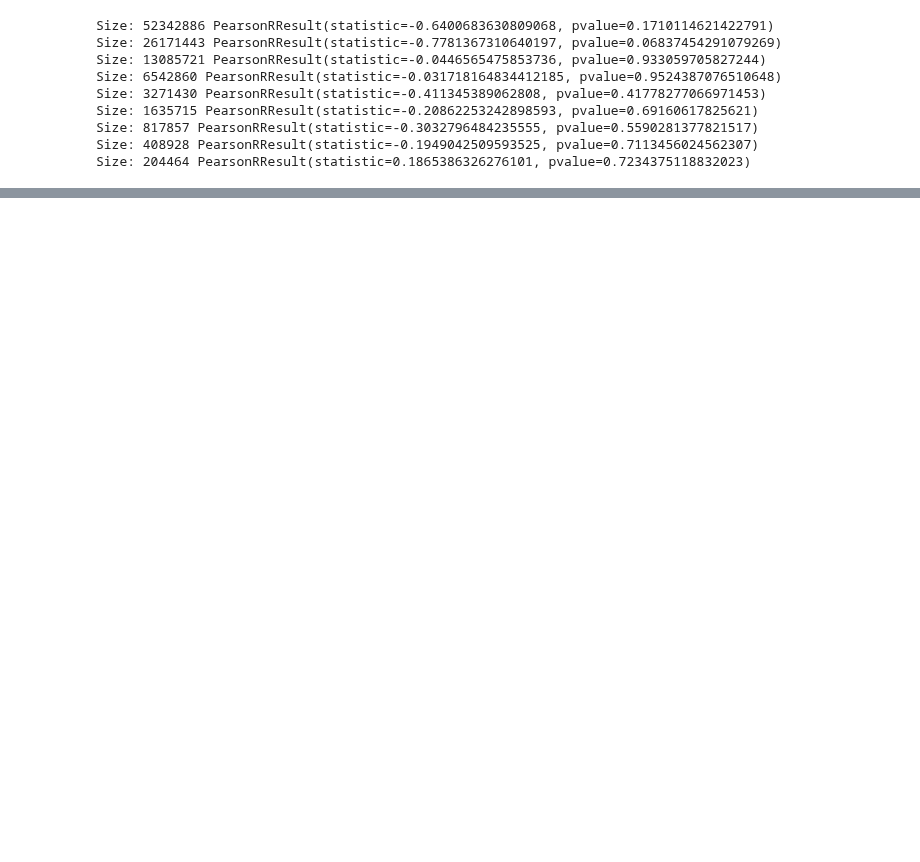
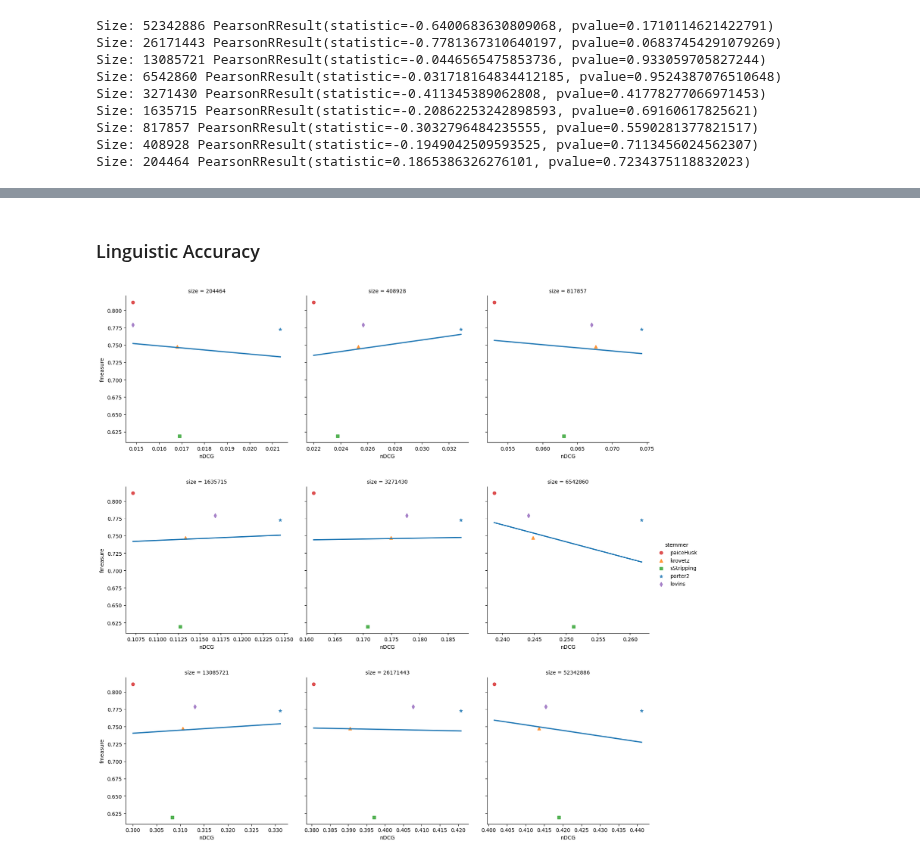
Before and after one commit to Axiomatic314/Stemming, a Jupyter notebook: clueweb-collectionSize.ipynb, the cells around one changed output, grey strips where cells are left out. Drawn from its saved outputs; the diff is of its cells as text; code cells hidden in the pictures; blank space fills up the shorter version.

```diff
--- a/clueweb-collectionSize.ipynb
+++ b/clueweb-collectionSize.ipynb
@@ -204,0 +297,13 @@ Size: 204464 PearsonRResult(statistic=0.1865386326276101, pvalue=0.7234375118832
+# %%
+#t-test between the porter2 stemmer (one of the best performing) and no stemming
+porter = list()
+none = list()
+for size in collection_sizes:
+    p = list()
+    n = list()
+    target_data = nDCG_size[nDCG_size["size"] == size]
+    p = target_data[target_data["stemmer"] == "porter2"].loc[:,"nDCG"].tolist()
+    n = target_data[target_data["stemmer"] == "none"].loc[:,"nDCG"].tolist()
+    print(f"Size: {size} {stats.ttest_rel(p,n)}")
+    porter.extend(p)
+    none.extend(n)
@@ -204,0 +320,26 @@ Size: 204464 PearsonRResult(statistic=0.1865386326276101, pvalue=0.7234375118832
+# %% [markdown]
+### Linguistic Accuracy
+# %%
+nDCG_fmeasure = nDCG_size_avg[nDCG_size_avg["stemmer"] != "none"]
+nDCG_fmeasure = nDCG_fmeasure[nDCG_fmeasure["stemmer"] != "wikt"]
+averages = list()
+for stemmer in labels[:-2]:
+    fmeasures = np.loadtxt(path.join(data_dir_wikt,f"{stemmer}_cluster_fmeasures.csv"))
+    averages.append(fmeasures.mean())
+fmeasures = list()
+for size in collection_sizes:
+    fmeasures.extend(averages)
+nDCG_fmeasure = nDCG_fmeasure.assign(fmeasure=fmeasures)
+# %%
+MARKERS = ["o","^","s","*","d"]
+COLORS = ["tab:red","tab:orange","tab:green","tab:blue","tab:purple"]
+
+graph = sns.lmplot(nDCG_fmeasure, x="nDCG", y="fmeasure", hue="stemmer", markers=MARKERS, palette=COLORS, col="size", col_wrap=3, facet_kws={"sharex": False}, fit_reg=False)
+
+for collection_size, ax in zip(np.unique(nDCG_fmeasure["size"]), graph.axes):
+    target_data = nDCG_fmeasure[nDCG_fmeasure["size"] == collection_size]
+    sns.regplot(target_data, x="nDCG", y="fmeasure", scatter=False, ci=None, ax=ax)
+plt.subplots_adjust(hspace=0.3)
+plt.show()
+# %% [output]
+[figure, added]
```
Also changed, not shown: parts of 14 cells of this notebook, 1 other file.
